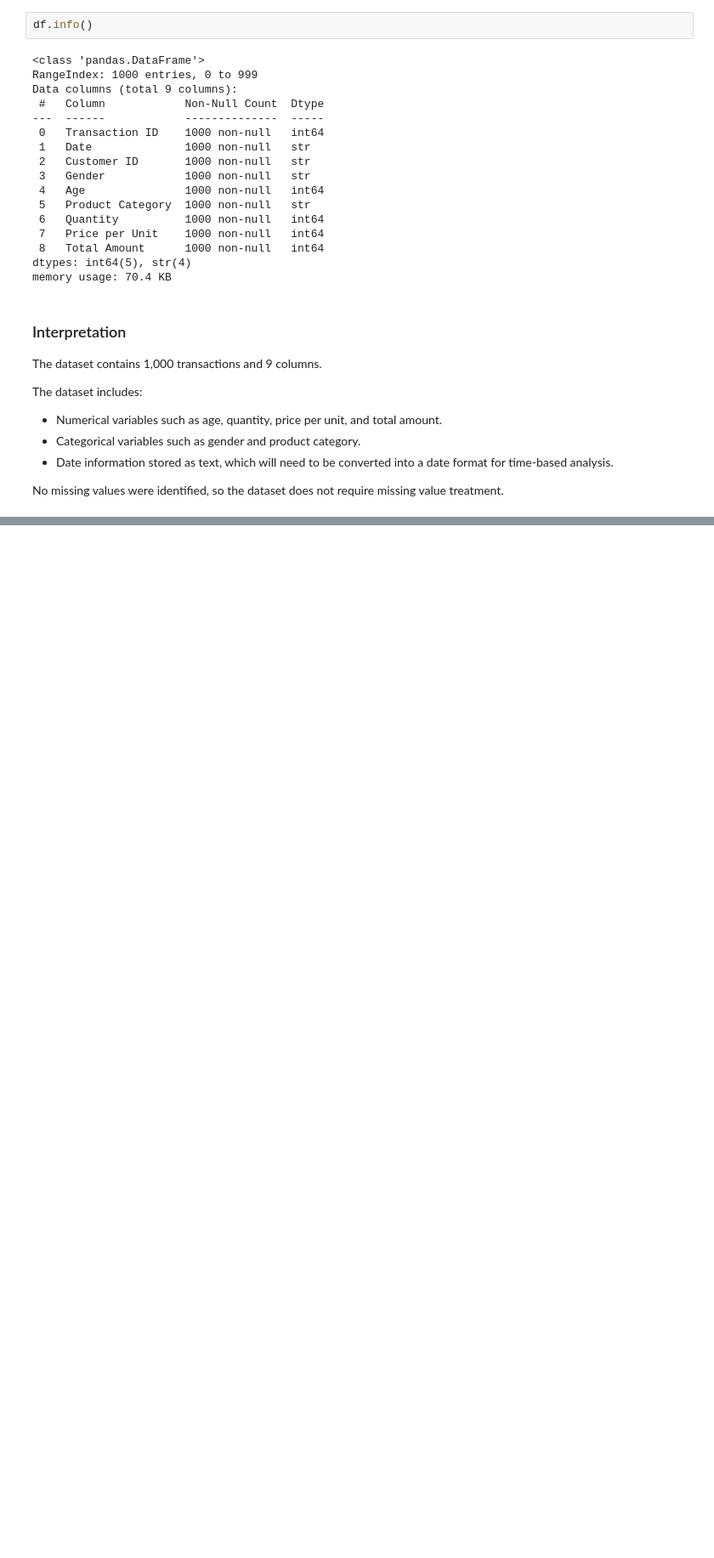
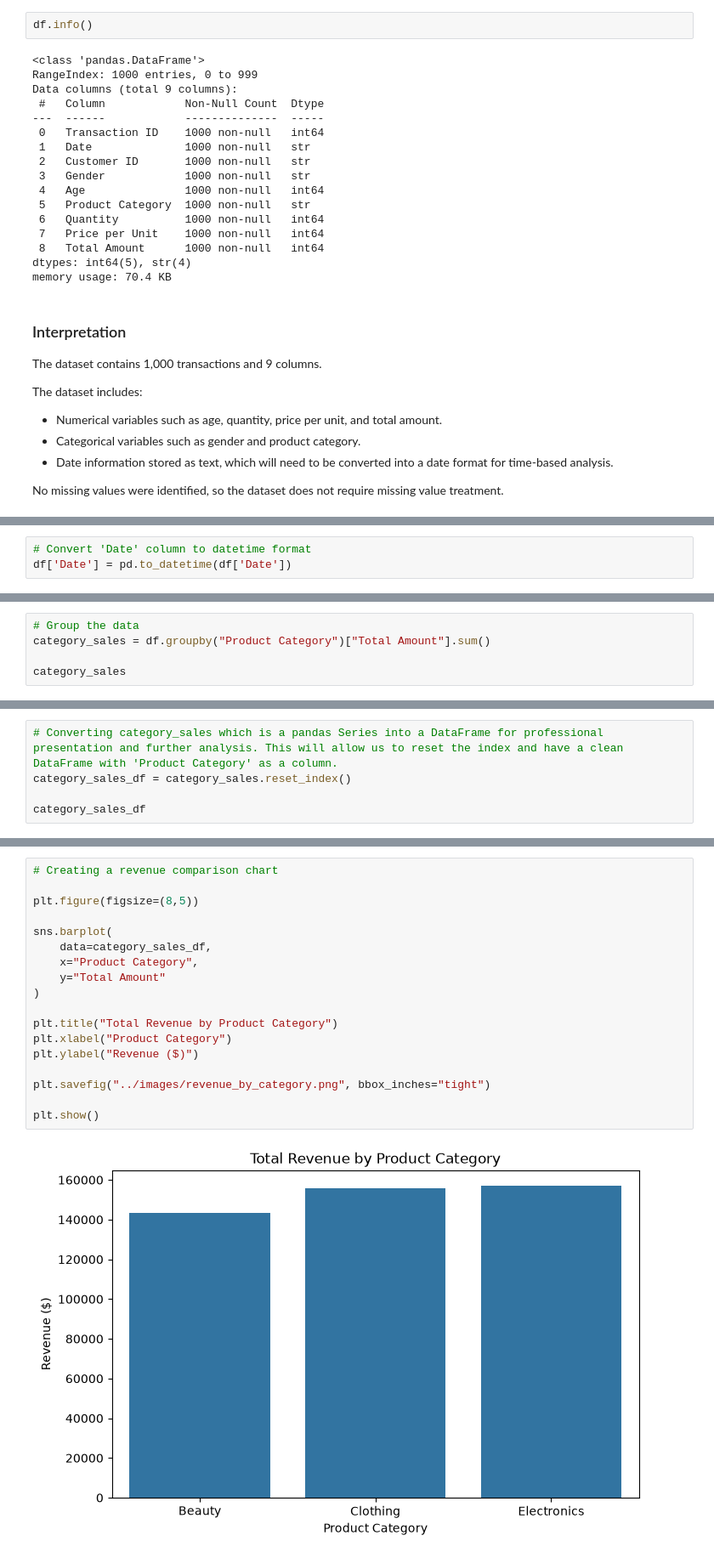
Before and after one commit to mjaf0011-lang/Project-1-Retail-Sales-Analysis, a Jupyter notebook: notebooks/01_Retail_Sales_Analysis.ipynb, the cells around one changed output, grey strips where cells are left out. Shown at 85% size. Saved outputs shown, nothing was run; the diff lists cells and outputs as text; blank space fills up the shorter version.

```diff
--- a/notebooks/01_Retail_Sales_Analysis.ipynb
+++ b/notebooks/01_Retail_Sales_Analysis.ipynb
@@ -128,0 +150,3 @@ No missing values were identified, so the dataset does not require missing value
+# %%
+# Convert 'Date' column to datetime format
+df['Date'] = pd.to_datetime(df['Date'])
@@ -128,0 +323,5 @@ No missing values were identified, so the dataset does not require missing value
+# %%
+# Group the data
+category_sales = df.groupby("Product Category")["Total Amount"].sum()
+
+category_sales
@@ -128,0 +344,5 @@ No missing values were identified, so the dataset does not require missing value
+# %%
+# Converting category_sales which is a pandas Series into a DataFrame for professional presentation and further analysis. This will allow us to reset the index and have a clean DataFrame with 'Product Category' as a column.
+category_sales_df = category_sales.reset_index()
+
+category_sales_df
@@ -128,0 +358,20 @@ No missing values were identified, so the dataset does not require missing value
+# %%
+# Creating a revenue comparison chart
+
+plt.figure(figsize=(8,5))
+
+sns.barplot(
+    data=category_sales_df,
+    x="Product Category",
+    y="Total Amount"
+)
+
+plt.title("Total Revenue by Product Category")
+plt.xlabel("Product Category")
+plt.ylabel("Revenue ($)")
+
+plt.savefig("../images/revenue_by_category.png", bbox_inches="tight")
+
+plt.show()
+# %% [output]
+[figure, added]
```
Also changed, not shown: parts of 64 cells of this notebook.
